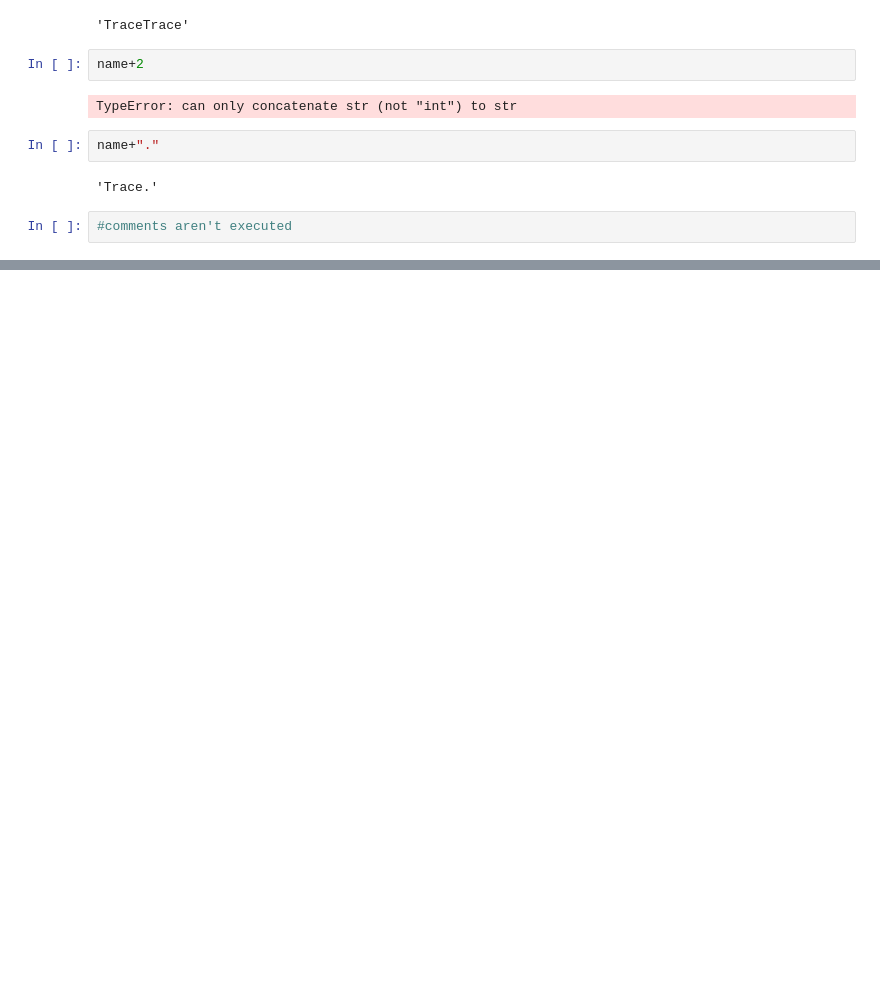
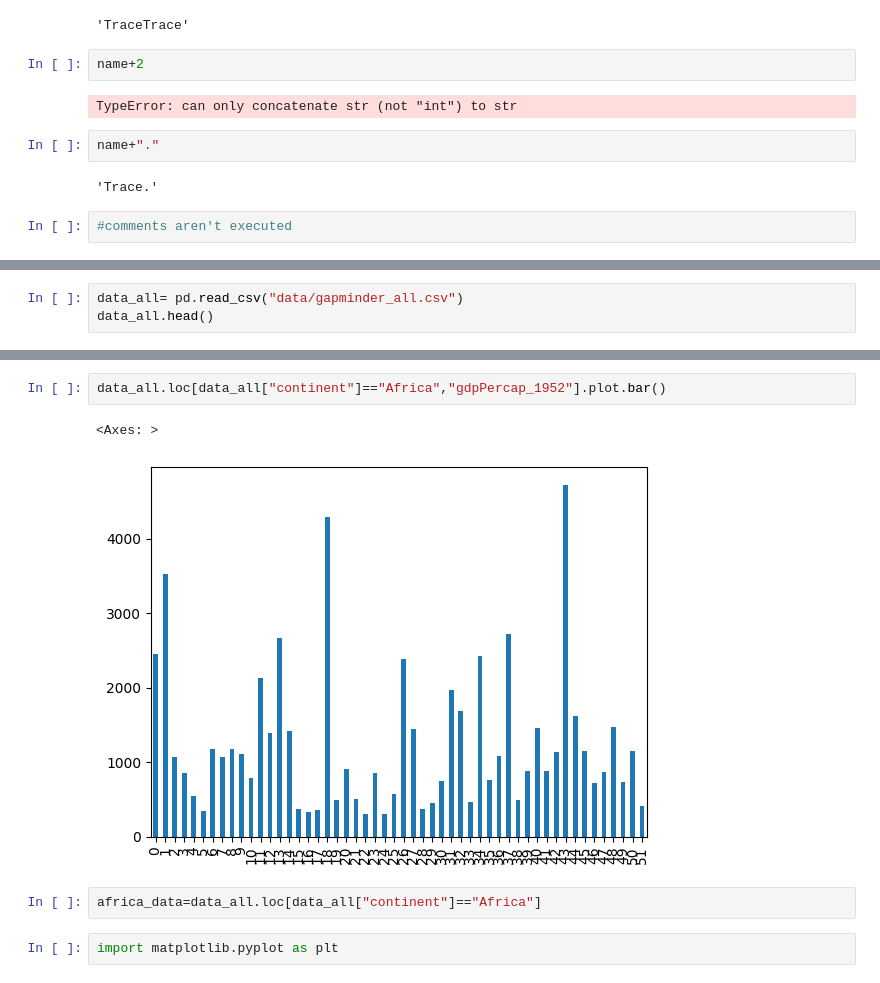
Before and after one commit to tbeuden/python-novice-gapminder-data, a Jupyter notebook: python-intro.ipynb, the cells around one changed output, grey strips where cells are left out. Cells and saved outputs as stored; diff of their text form; blank space fills up the shorter version.

```diff
--- a/python-intro.ipynb
+++ b/python-intro.ipynb
@@ -94,0 +543,3 @@ name+"."
+# %%
+data_all= pd.read_csv("data/gapminder_all.csv")
+data_all.head()
@@ -94,0 +582,9 @@ name+"."
+# %%
+data_all.loc[data_all["continent"]=="Africa","gdpPercap_1952"].plot.bar()
+# %% [output]
+<Axes: >
+[figure, added]
+# %%
+africa_data=data_all.loc[data_all["continent"]=="Africa"]
+# %%
+import matplotlib.pyplot as plt
```
Also changed, not shown: parts of 47 cells of this notebook.
